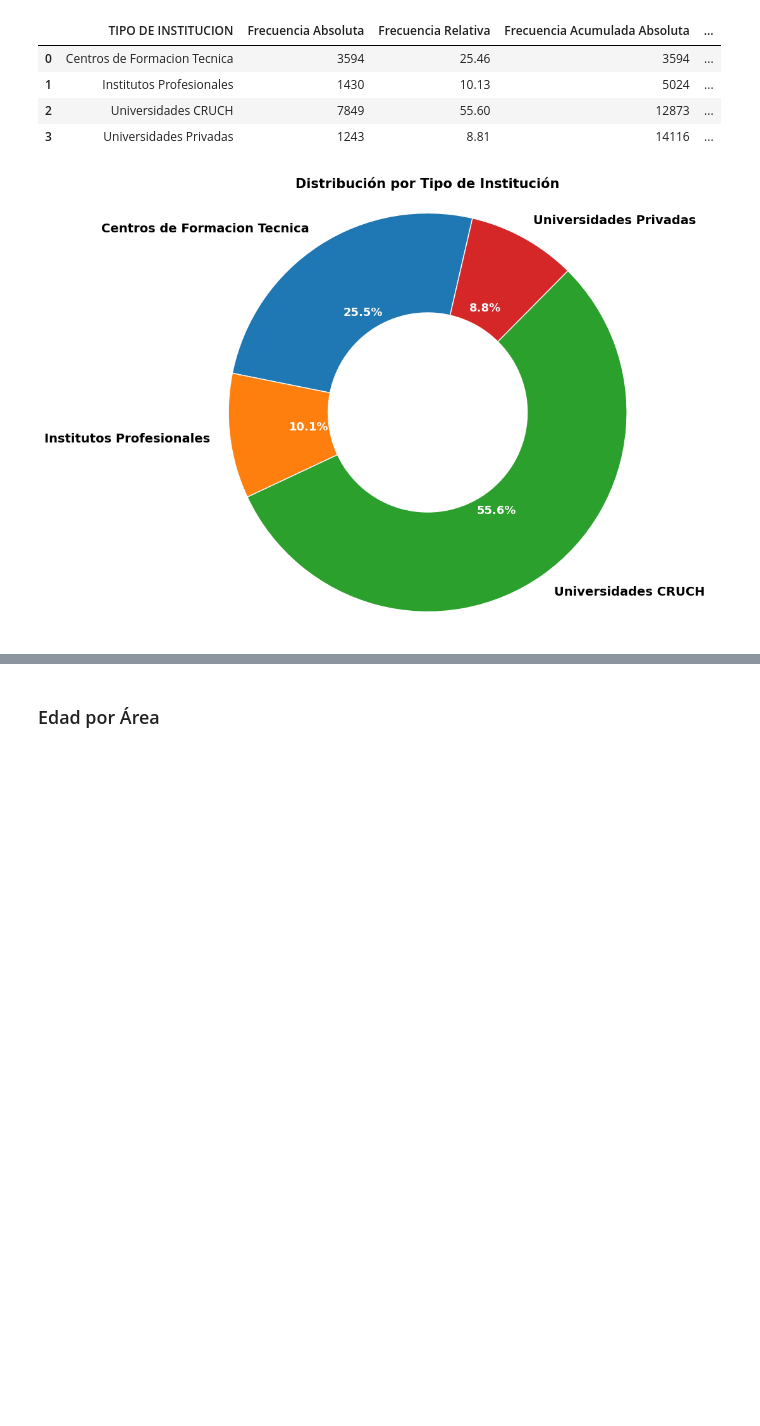
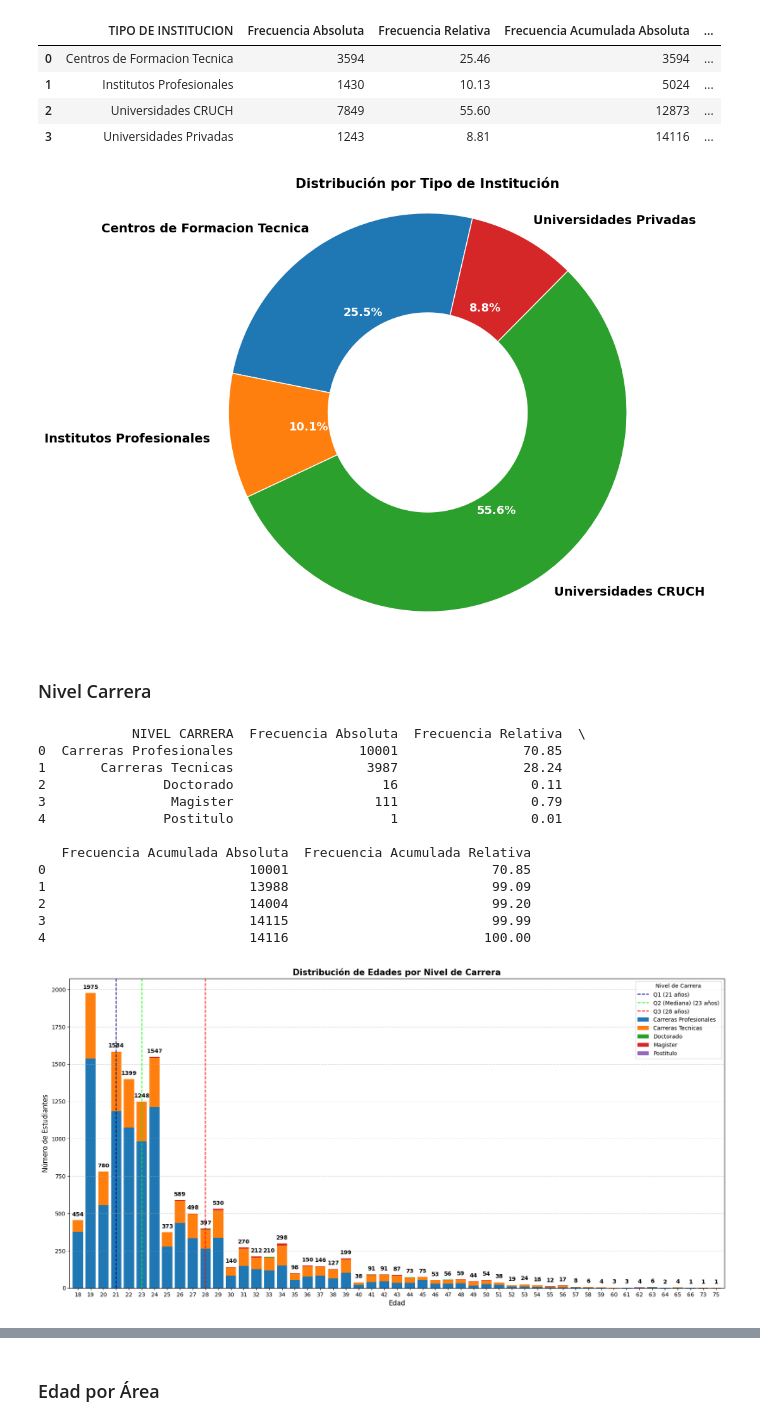
Before and after one commit to DiegoPyLL/ProyectoMat_EV1, a Jupyter notebook: TrabajoPractico.ipynb, the cells around one changed output, grey strips where cells are left out. Saved outputs shown, nothing was run; the diff lists cells and outputs as text; code cells hidden in the pictures; blank space fills up the shorter version.

Commit message:
Análisis y gráficos terminados
Análisis y revisión de gráficos

```diff
--- a/TrabajoPractico.ipynb
+++ b/TrabajoPractico.ipynb
@@ -278,3 +286,79 @@ plt.show()
 | 2 | Universidades CRUCH | 7849 | 55.60 | 12873 | ... |
 | 3 | Universidades Privadas | 1243 | 8.81 | 14116 | ... |
 [figure]
+# %% [markdown]
+### Nivel Carrera
+# %%
+nivel_carrera = dataFrame.groupby("NIVEL CARRERA").size().reset_index(name='Frecuencia Absoluta')
+nivel_carrera['Frecuencia Relativa'] = round(nivel_carrera['Frecuencia Absoluta'] / nivel_carrera['Frecuencia Absoluta'].sum(), 4)*100
+nivel_carrera['Frecuencia Acumulada Absoluta'] = nivel_carrera['Frecuencia Absoluta'].cumsum()
+nivel_carrera['Frecuencia Acumulada Relativa'] = nivel_carrera['Frecuencia Relativa'].cumsum()
+
+p25 = np.percentile(dataFrame['EDAD'], 25)
+p50 = np.percentile(dataFrame['EDAD'], 50)
+p75 = np.percentile(dataFrame['EDAD'], 75)
+
+print("\n\n")
+print(nivel_carrera)
+print("\n\n")
+
+# Crear tabla pivote: filas = edad, columnas = nivel de carrera
+pivot = dataFrame.pivot_table(index='EDAD', columns='NIVEL CARRERA', aggfunc='size', fill_value=0)
+niveles = pivot.columns
+
+
+
+# Gráfico de barras apiladas
+ax = pivot.plot(
+    kind='bar',
+    stacked=True,
+    figsize=(21,10),
+    width=0.8
+)
+
+
+# Dibujar líneas de percentiles
+# Buscar la posición exacta en el eje x correspondiente a cada percentil
+def percentile_pos(p):
+    # Encuentra la barra más cercana al percentil
+    return np.argmin(np.abs(pivot.index - p))
+
+ax.axvline(percentile_pos(p25), color='navy', linestyle='--', linewidth=1.5, label=f'Q1 ({p25:.0f} años)')
+ax.axvline(percentile_pos(p50), color='lime', linestyle='--', linewidth=1.5, label=f'Q2 (Mediana) ({p50:.0f} años)')
+ax.axvline(percentile_pos(p75), color='red', linestyle='--', linewidth=1.5, label=f'Q3 ({p75:.0f} años)')
+
+
+
+plt.title("Distribución de Edades por Nivel de Carrera", fontsize=15, fontweight="bold")
+plt.xlabel("Edad", fontsize=12)
+plt.ylabel("Número de Estudiantes", fontsize=12)
+plt.xticks(rotation=0)
+plt.grid(axis='y', linestyle='--', alpha=0.6)
+plt.legend(title="Nivel de Carrera", fontsize=10)
+
+
+# Mostrar el número total arriba de cada barra
+for idx, edad in enumerate(pivot.index):
+    total = pivot.loc[edad].sum()
+    ax.text(
+        idx, total + 20, str(int(total)),  # posición + un poquito arriba
+        ha='center', va='bottom',
+        fontsize=10, fontweight='bold'
+    )
+
+plt.show()
+# %% [output]
+            NIVEL CARRERA  Frecuencia Absoluta  Frecuencia Relativa  \
+0  Carreras Profesionales                10001                70.85
+1       Carreras Tecnicas                 3987                28.24
+2               Doctorado                   16                 0.11
+3                Magister                  111                 0.79
+4               Postitulo                    1                 0.01
+
+   Frecuencia Acumulada Absoluta  Frecuencia Acumulada Relativa
+0                          10001                          70.85
+1                          13988                          99.09
+2                          14004                          99.20
+3                          14115                          99.99
+4                          14116                         100.00
+[figure, added]
```
Also changed, not shown: parts of 15 cells of this notebook.
